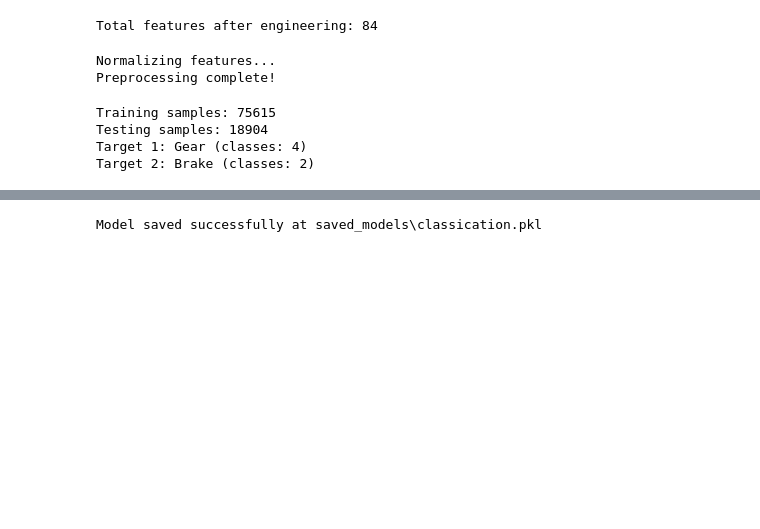
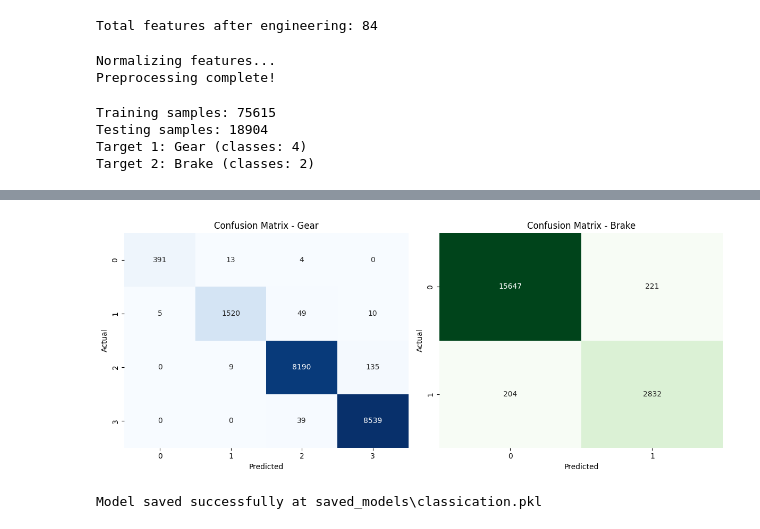
Before and after one commit to nasim-raj-laskar/Race-Telemetry, a Jupyter notebook: research/gear-brake-pred(CLASSI).ipynb, the cells around one changed output, grey strips where cells are left out. Saved outputs shown, nothing was run; the diff lists cells and outputs as text; code cells hidden in the pictures; blank space fills up the shorter version.

```diff
--- a/research/gear-brake-pred(CLASSI).ipynb
+++ b/research/gear-brake-pred(CLASSI).ipynb
@@ -361,3 +348,24 @@ training completed.
+# %%
+cm_gear = confusion_matrix(y_gb_test['gear'], y_pred_test_gear)
+cm_brake = confusion_matrix(y_gb_test['brake'], y_pred_test_brake)
+
+fig, axes = plt.subplots(1, 2, figsize=(12, 5))
+
+# Left: Gear confusion matrix
+sns.heatmap(cm_gear, annot=True, fmt='d', cmap='Blues', cbar=False, ax=axes[0])
+axes[0].set_title("Confusion Matrix - Gear")
+axes[0].set_xlabel("Predicted")
+axes[0].set_ylabel("Actual")
+
+# Right: Brake confusion matrix
+sns.heatmap(cm_brake, annot=True, fmt='d', cmap='Greens', cbar=False, ax=axes[1])
+axes[1].set_title("Confusion Matrix - Brake")
+axes[1].set_xlabel("Predicted")
+axes[1].set_ylabel("Actual")
+plt.tight_layout()
+plt.show()
+# %% [output]
+[figure, added]
 # %%
 save_dir = "saved_models"
 os.makedirs(save_dir, exist_ok=True)
```
Also changed, not shown: parts of 2 cells of this notebook, 1 other file.
